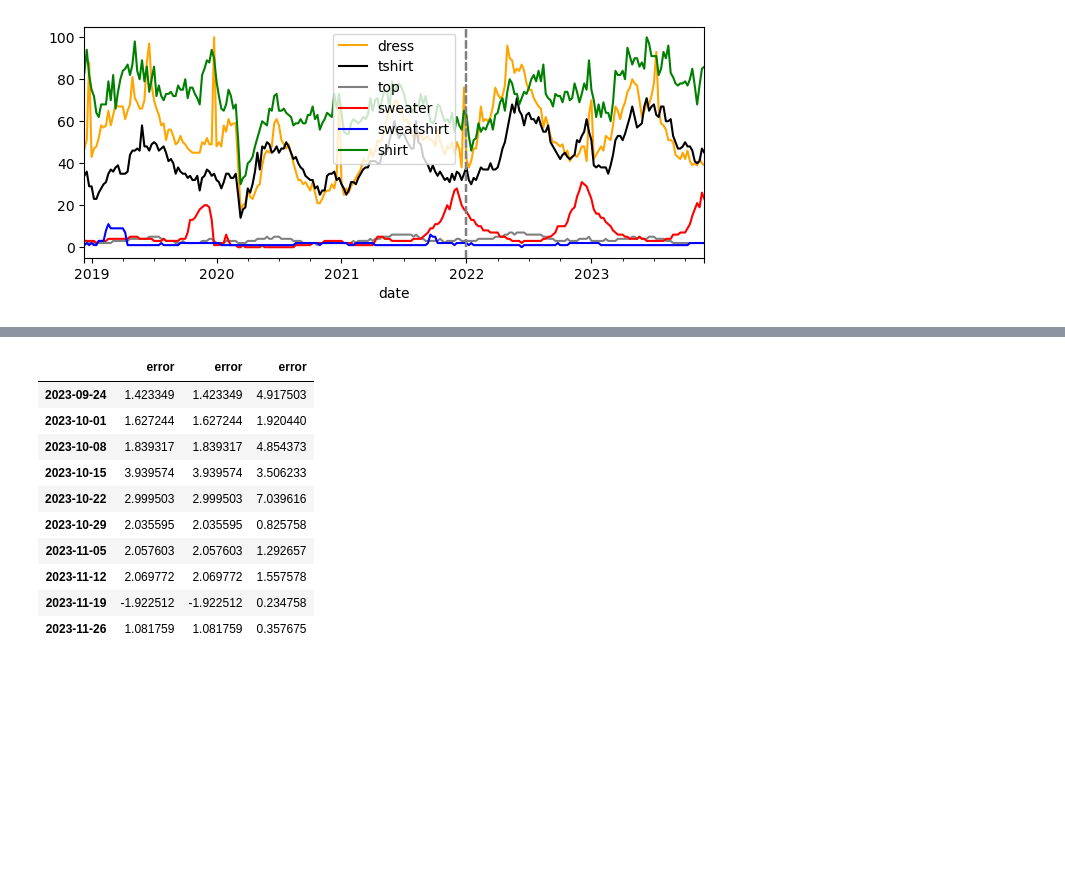
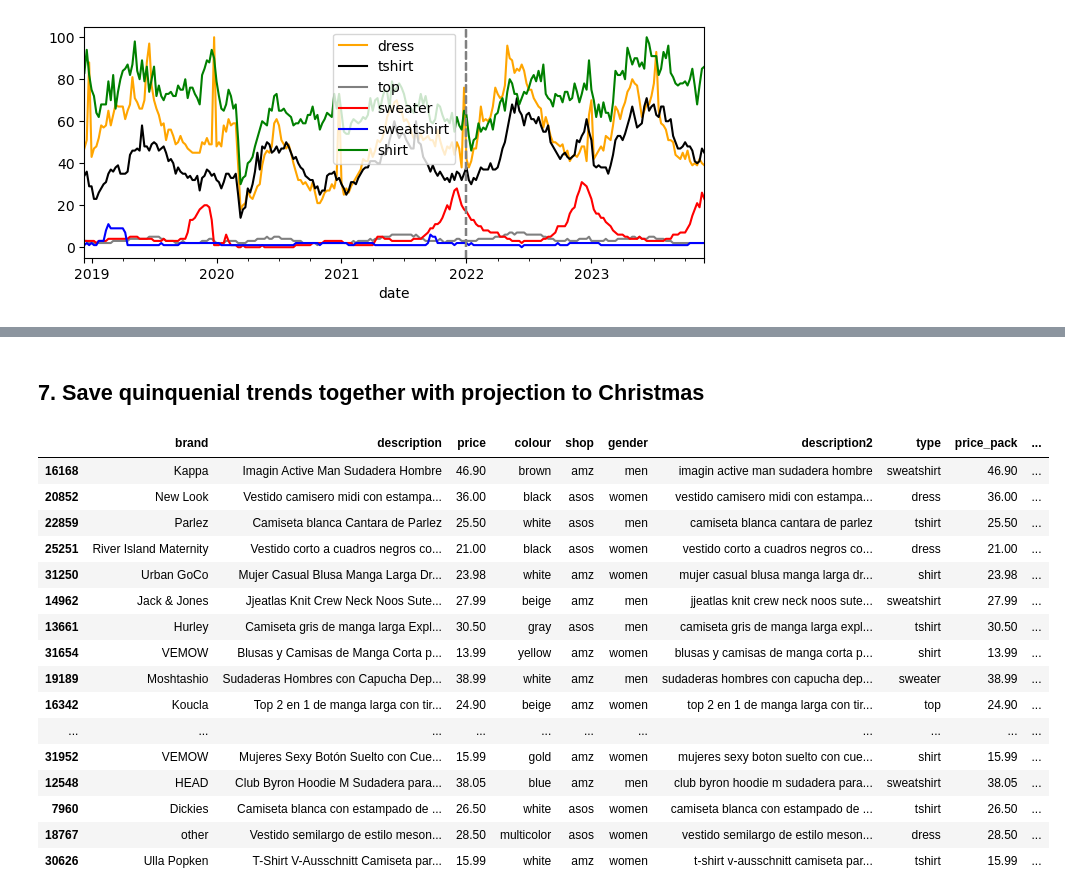
Before and after one commit to maluque/COLOURS_in_NUMBERS, a Jupyter notebook: notebooks/8.googletrends.ipynb, the cells around one changed output, grey strips where cells are left out. Cells and saved outputs as stored; diff of their text form; code cells hidden in the pictures; blank space fills up the shorter version.

```diff
--- a/notebooks/8.googletrends.ipynb
+++ b/notebooks/8.googletrends.ipynb
@@ -411,14 +257,0 @@ NameError: name 'resSARIMAX' is not defined
-# %%
-pd.concat([resARMA["error"], resARIMA["error"], resSARIMAX["error"]], axis=1)
-# %% [output]
-|  | error | error | error |
-| 2023-09-24 | 1.423349 | 1.423349 | 4.917503 |
-| 2023-10-01 | 1.627244 | 1.627244 | 1.920440 |
-| 2023-10-08 | 1.839317 | 1.839317 | 4.854373 |
-| 2023-10-15 | 3.939574 | 3.939574 | 3.506233 |
-| 2023-10-22 | 2.999503 | 2.999503 | 7.039616 |
-| 2023-10-29 | 2.035595 | 2.035595 | 0.825758 |
-| 2023-11-05 | 2.057603 | 2.057603 | 1.292657 |
-| 2023-11-12 | 2.069772 | 2.069772 | 1.557578 |
-| 2023-11-19 | -1.922512 | -1.922512 | 0.234758 |
-| 2023-11-26 | 1.081759 | 1.081759 | 0.357675 |
@@ -424,0 +309,23 @@ pd.concat([resARMA["error"], resARIMA["error"], resSARIMAX["error"]], axis=1)
+# %% [markdown]
+## 7. Save quinquenial trends together with projection to Christmas
+# %%
+clothes_complete=pd.read_csv("../data/clean/clothes_complete.csv")
+clothes_complete.sample(20)
+# %% [output]
+|  | brand | description | price | colour | shop | gender | description2 | type | price_pack | ... |
+| 16168 | Kappa | Imagin Active Man Sudadera Hombre | 46.90 | brown | amz | men | imagin active man sudadera hombre | sweatshirt | 46.90 | ... |
+| 20852 | New Look | Vestido camisero midi con estampa... | 36.00 | black | asos | women | vestido camisero midi con estampa... | dress | 36.00 | ... |
+| 22859 | Parlez | Camiseta blanca Cantara de Parlez | 25.50 | white | asos | men | camiseta blanca cantara de parlez | tshirt | 25.50 | ... |
+| 25251 | River Island Maternity | Vestido corto a cuadros negros co... | 21.00 | black | asos | women | vestido corto a cuadros negros co... | dress | 21.00 | ... |
+| 31250 | Urban GoCo | Mujer Casual Blusa Manga Larga Dr... | 23.98 | white | amz | women | mujer casual blusa manga larga dr... | shirt | 23.98 | ... |
+| 14962 | Jack & Jones | Jjeatlas Knit Crew Neck Noos Sute... | 27.99 | beige | amz | men | jjeatlas knit crew neck noos sute... | sweatshirt | 27.99 | ... |
+| 13661 | Hurley | Camiseta gris de manga larga Expl... | 30.50 | gray | asos | men | camiseta gris de manga larga expl... | tshirt | 30.50 | ... |
+| 31654 | VEMOW | Blusas y Camisas de Manga Corta p... | 13.99 | yellow | amz | women | blusas y camisas de manga corta p... | shirt | 13.99 | ... |
+| 19189 | Moshtashio | Sudaderas Hombres con Capucha Dep... | 38.99 | white | amz | men | sudaderas hombres con capucha dep... | sweater | 38.99 | ... |
+| 16342 | Koucla | Top 2 en 1 de manga larga con tir... | 24.90 | beige | amz | women | top 2 en 1 de manga larga con tir... | top | 24.90 | ... |
+| ... | ... | ... | ... | ... | ... | ... | ... | ... | ... | ... |
+| 31952 | VEMOW | Mujeres Sexy Botón Suelto con Cue... | 15.99 | gold | amz | women | mujeres sexy boton suelto con cue... | shirt | 15.99 | ... |
+| 12548 | HEAD | Club Byron Hoodie M Sudadera para... | 38.05 | blue | amz | men | club byron hoodie m sudadera para... | sweatshirt | 38.05 | ... |
+| 7960 | Dickies | Camiseta blanca con estampado de ... | 26.50 | white | asos | women | camiseta blanca con estampado de ... | tshirt | 26.50 | ... |
+| 18767 | other | Vestido semilargo de estilo meson... | 28.50 | multicolor | asos | women | vestido semilargo de estilo meson... | dress | 28.50 | ... |
+| 30626 | Ulla Popken | T-Shirt V-Ausschnitt Camiseta par... | 15.99 | white | amz | women | t-shirt v-ausschnitt camiseta par... | tshirt | 15.99 | ... |
```
Also changed, not shown: parts of 38 cells of this notebook, 11 other files.
